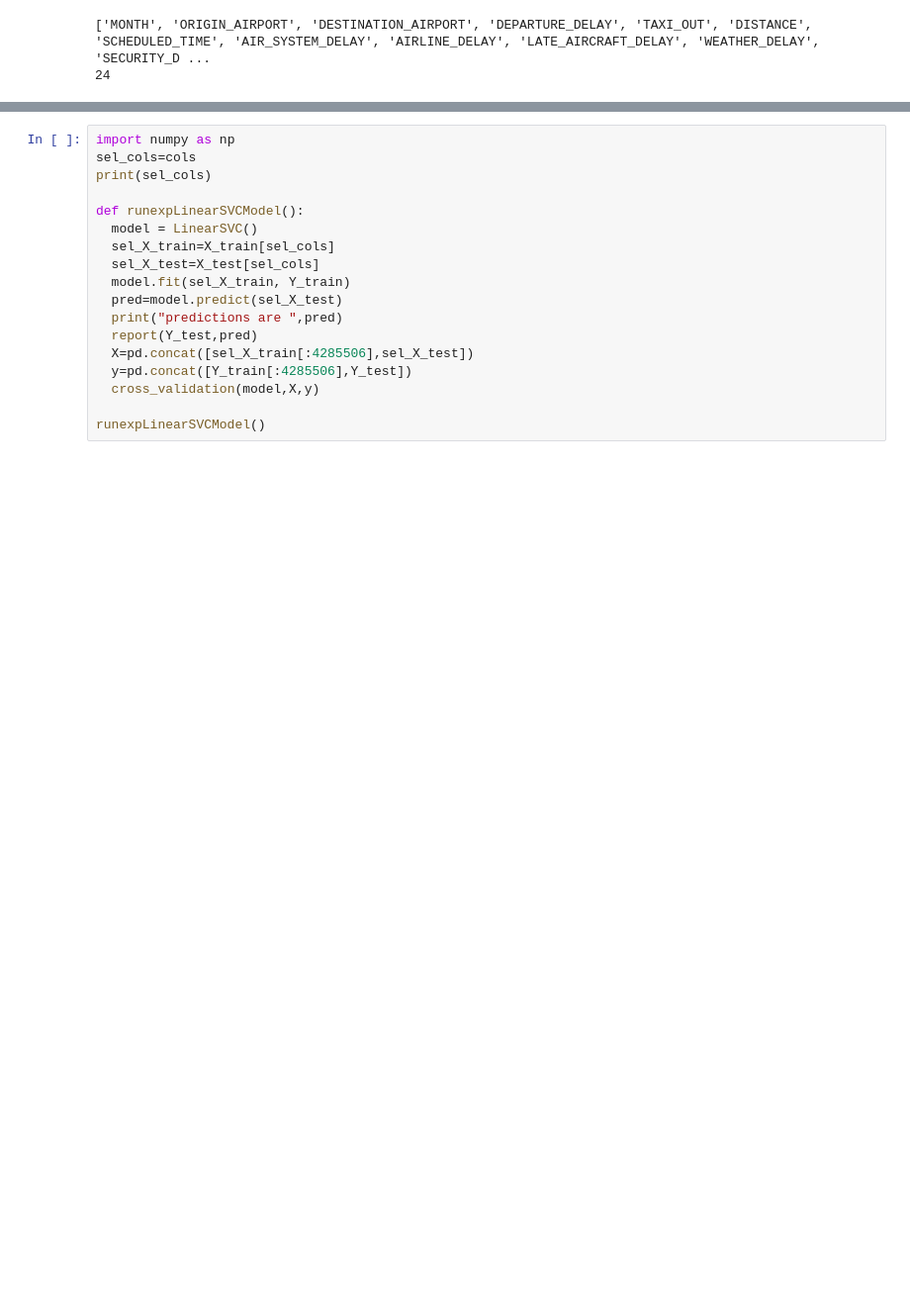
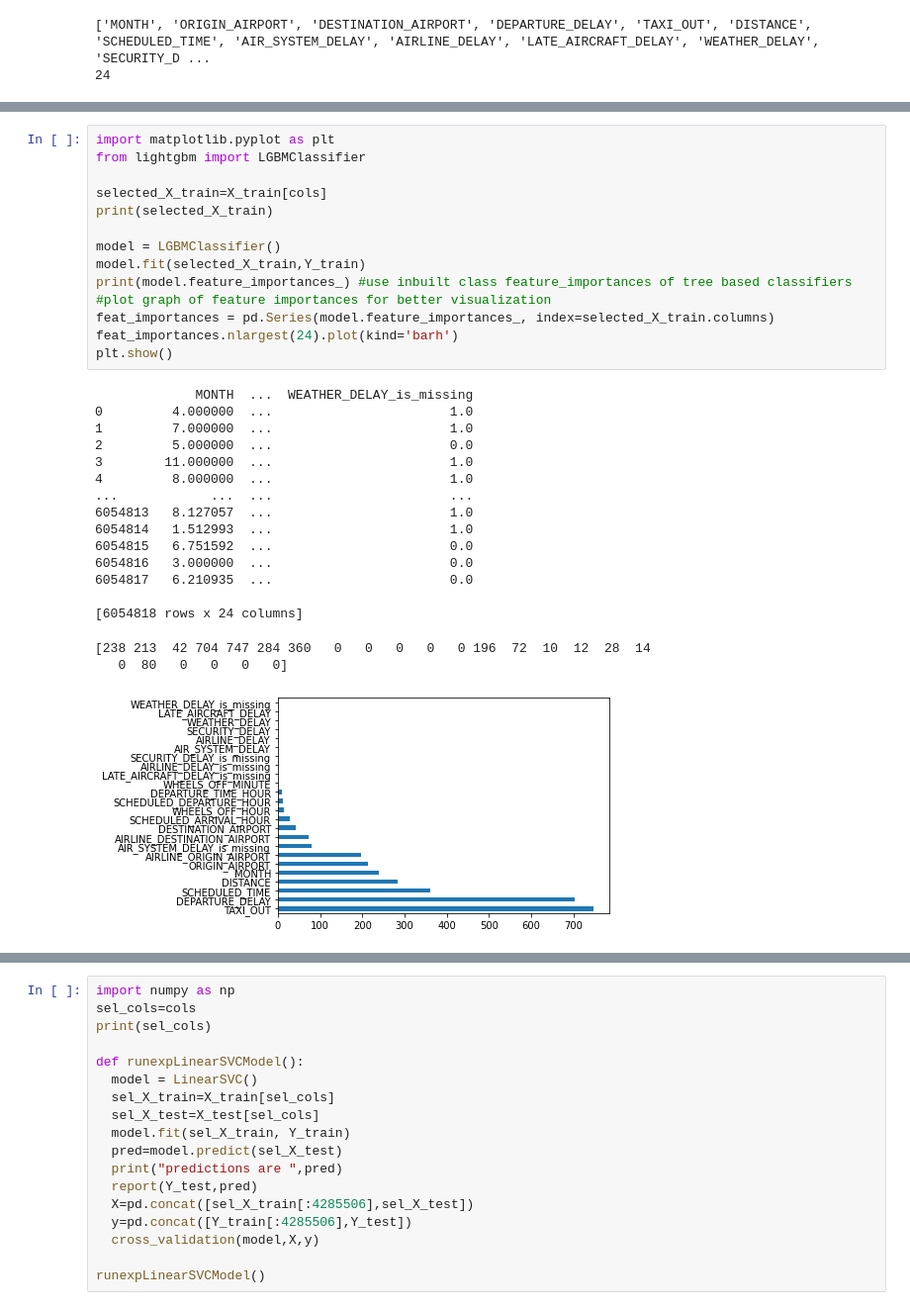
Before and after one commit to bchaithanyasai/PredictLateArrivalsPaper, a Jupyter notebook: Feature_Selection_and_Predictive_Modelling_2015.ipynb, the cells around one changed output, grey strips where cells are left out. Shown at 99% size. Saved outputs shown, nothing was run; the diff lists cells and outputs as text; blank space fills up the shorter version.

```diff
--- a/Feature_Selection_and_Predictive_Modelling_2015.ipynb
+++ b/Feature_Selection_and_Predictive_Modelling_2015.ipynb
@@ -529,0 +424,32 @@ print(len(cols))
+# %%
+import matplotlib.pyplot as plt
+from lightgbm import LGBMClassifier
+
+selected_X_train=X_train[cols]
+print(selected_X_train)
+
+model = LGBMClassifier()
+model.fit(selected_X_train,Y_train)
+print(model.feature_importances_) #use inbuilt class feature_importances of tree based classifiers
+#plot graph of feature importances for better visualization
+feat_importances = pd.Series(model.feature_importances_, index=selected_X_train.columns)
+feat_importances.nlargest(24).plot(kind='barh')
+plt.show()
+# %% [output]
+             MONTH  ...  WEATHER_DELAY_is_missing
+0         4.000000  ...                       1.0
+1         7.000000  ...                       1.0
+2         5.000000  ...                       0.0
+3        11.000000  ...                       1.0
+4         8.000000  ...                       1.0
+...            ...  ...                       ...
+6054813   8.127057  ...                       1.0
+6054814   1.512993  ...                       1.0
+6054815   6.751592  ...                       0.0
+6054816   3.000000  ...                       0.0
+6054817   6.210935  ...                       0.0
+
+[6054818 rows x 24 columns]
+[238 213  42 704 747 284 360   0   0   0   0   0 196  72  10  12  28  14
+   0  80   0   0   0   0]
+[figure, added]
```
Also changed, not shown: parts of 15 cells of this notebook.
